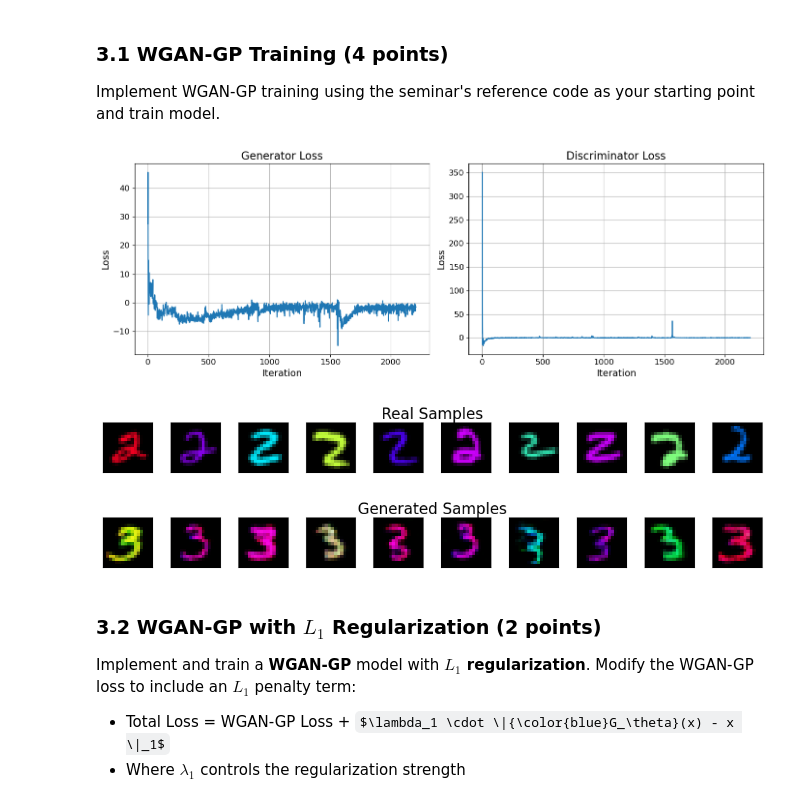
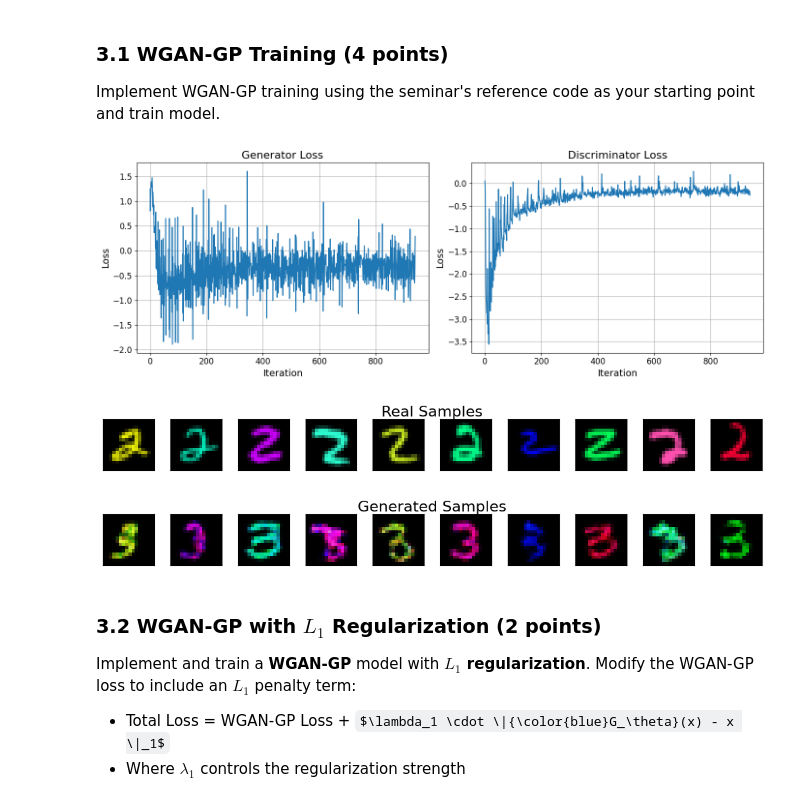
Before and after one commit to br0fire/Skoltech_GenAI, a Jupyter notebook: HW1/HW1_GenAI2025_WGAN_part3.ipynb, the cells around one changed output. Cells and saved outputs as stored; diff of their text form; code cells hidden in the pictures; some formulas as TeX source.

```diff
--- a/HW1/HW1_GenAI2025_WGAN_part3.ipynb
+++ b/HW1/HW1_GenAI2025_WGAN_part3.ipynb
@@ -73,8 +86,8 @@ class CMNISTDataset(Dataset):
 SOURCE_DIGIT = 2
 TARGET_DIGIT = 3
 # %%
-source_train = ... # YOUR CODE HERE
-target_train = ... # YOUR CODE HERE
+source_train = CMNISTDataset(digit=2)
+target_train = CMNISTDataset(digit=3)
 
 print(f"Source train: {len(source_train)} images")
 print(f"Target train: {len(target_train)} images")
@@ -349,7 +387,16 @@ def wgp_gen_step(
     D: nn.Module,  # critic model
     G_optim: optim.Optimizer,  # optimizer for generator (Adam/RMSprop/SGD etc.)
 ) -> torch.Tensor:  # returns the value of loss to track the training statistics
-    ...  # YOUR CODE HERE
+    # G.train()
+    # D.eval()
+    batch_size = X.size(0)
+    X_gen = G(X)
+    scores_gen = D(X_gen)
+    loss = - scores_gen.mean()
+    G_optim.zero_grad()
+    loss.backward()
+    G_optim.step()
+    return loss.item()
 # %%
 def wgp_discr_step(
     X: torch.Tensor,  # Source images (e.g., input to generator)
@@ -378,35 +469,36 @@ def train_wgp(
 # %%
-BATCH_SIZE = ... # YOUR CODE HERE
-CRITIC_STEPS = ... # YOUR CODE HERE
-LR = ... # YOUR CODE HERE # < 1e-2
-N_EPOCHS = ... # YOUR CODE HERE
-GP_LAMBDA = ... # YOUR CODE HERE
+BATCH_SIZE = 128
+CRITIC_STEPS = 1
+LR = 2e-4
+N_EPOCHS = 20
+GP_LAMBDA = 1
 # %%
-source_cmnist_loader = ... # YOUR CODE HERE
-target_cmnist_loader = ... # YOUR CODE HERE
-G = ... # YOUR CODE HERE
-D = ... # YOUR CODE HERE
-G_optim = ... # YOUR CODE HERE
-D_optim = ... # YOUR CODE HERE
-diagnostic = ... # YOUR CODE HERE
+source_cmnist_loader = DataLoader(source_train, batch_size=BATCH_SIZE, shuffle=True)
+target_cmnist_loader = DataLoader(target_train, batch_size=BATCH_SIZE, shuffle=True)
+G = Generator().to(DEVICE)
+D = Critic().to(DEVICE)
+G_optim = torch.optim.RMSprop(G.parameters(), lr=LR)
+D_optim = torch.optim.RMSprop(D.parameters(), lr=LR)
+REFERENCE_IMAGES = next(iter(DataLoader(source_train, batch_size=10)))
+diagnostic = GANImageMonitor(G, D, REFERENCE_IMAGES)
 # %%
 train_losses = train_wgp(
     source_cmnist_loader,
     target_cmnist_loader,
     G,
     D,
     G_optim,
     D_optim,
     critic_steps=CRITIC_STEPS,
     n_epochs=N_EPOCHS,
     diagnostic=diagnostic,
     gp_lambda=torch.tensor(GP_LAMBDA).to(DEVICE),
-    visualize_steps=5
+    visualize_steps=1
 )
 # %% [output]
-[figure, old version]
+[figure, new version]
-[figure, old version]
+[figure, new version]
-[figure, old version]
+[figure, new version]
 # %% [markdown]
 ### 3.2 WGAN-GP with $L_1$ Regularization (2 points)
 
```
Also changed, not shown: parts of 35 cells of this notebook.
